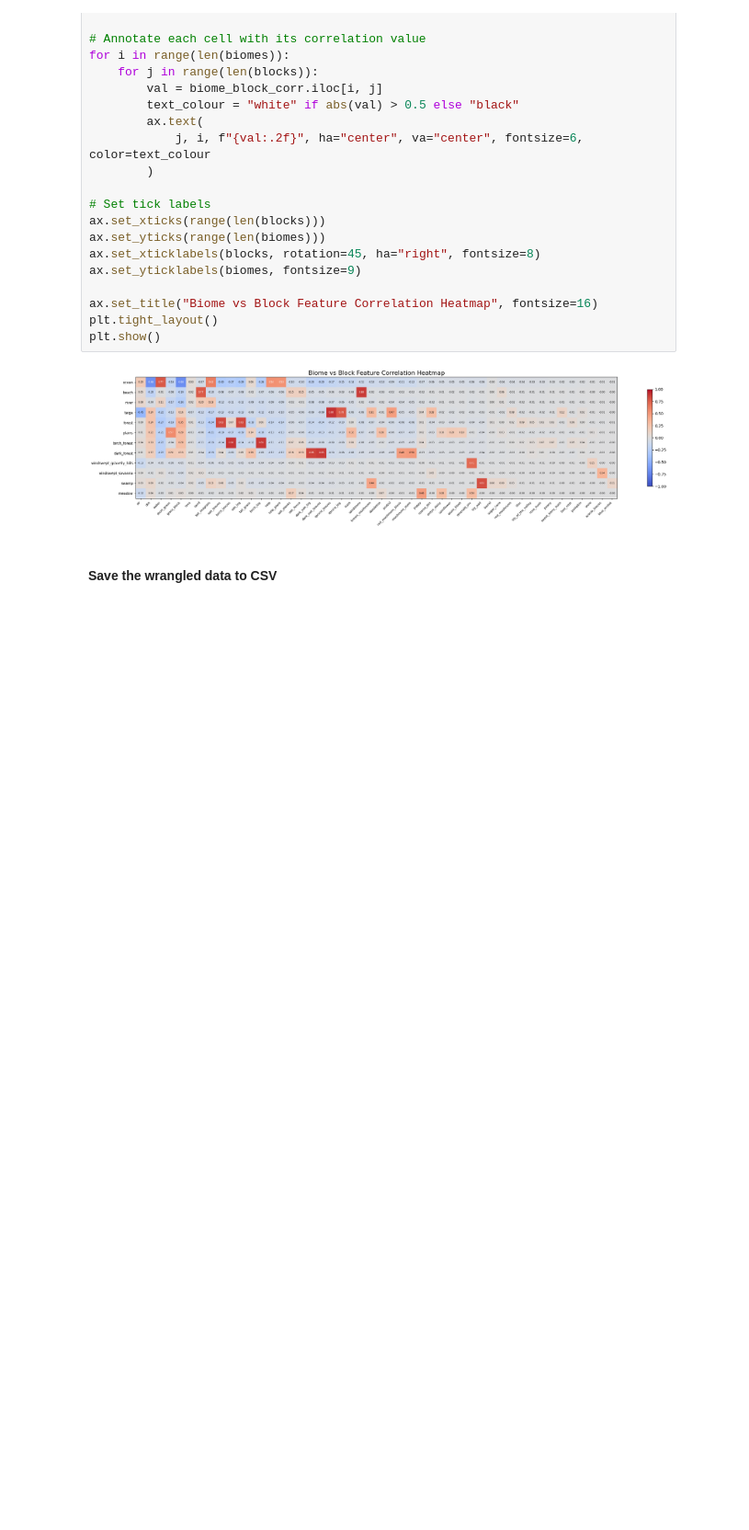
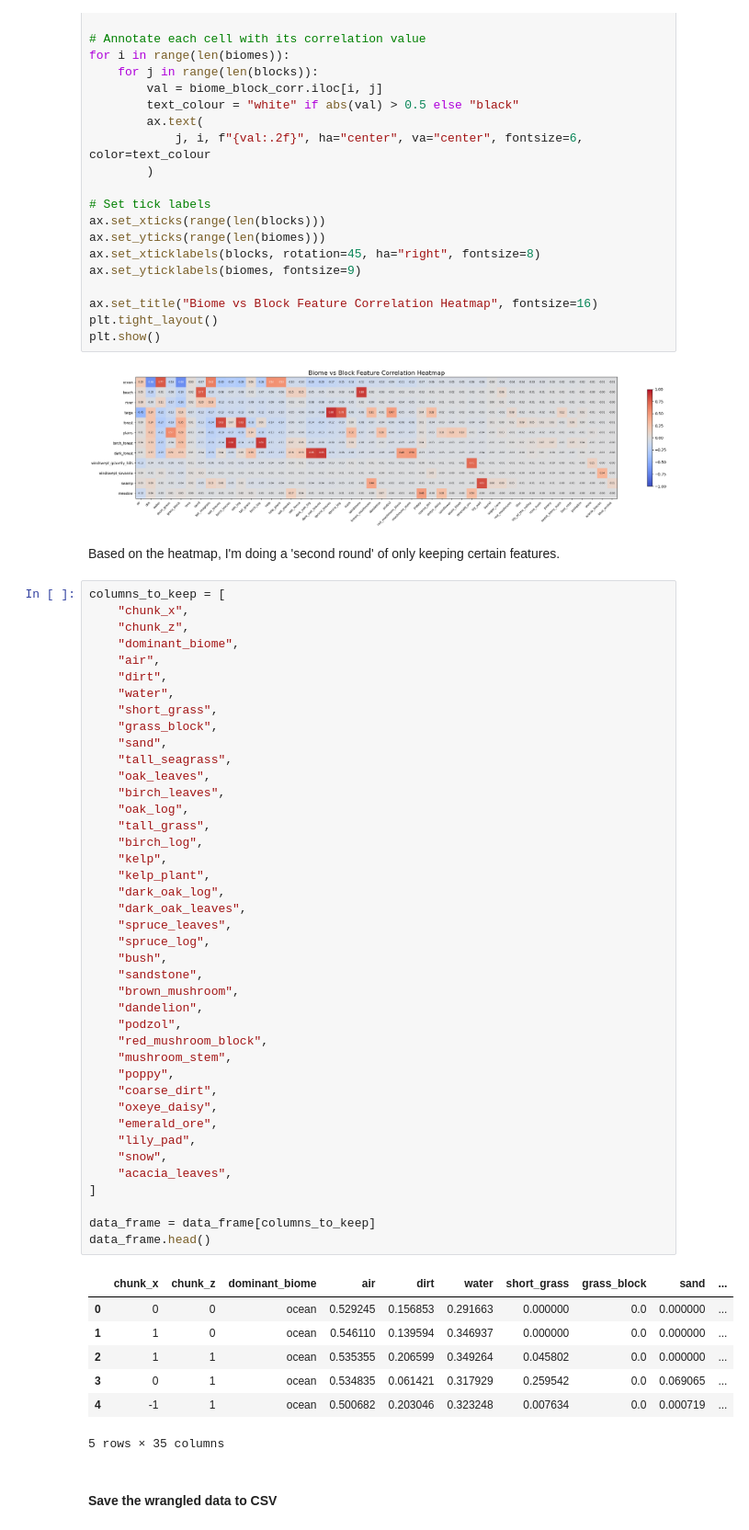
Before and after one commit to TempeHS/2026SE_MLOPSTask_Jasper.L, a Jupyter notebook: 2.Model_Development/2.1.Data_Wrangling/2.1.2.data_wrangling.ipynb, the cells around one changed output. Shown at 92% size. Saved outputs shown, nothing was run; the diff lists cells and outputs as text; blank space fills up the shorter version.

Commit message:
finished data wrangling

```diff
--- a/2.Model_Development/2.1.Data_Wrangling/2.1.2.data_wrangling.ipynb
+++ b/2.Model_Development/2.1.Data_Wrangling/2.1.2.data_wrangling.ipynb
@@ -431,6 +431,57 @@ plt.tight_layout()
 plt.show()
 # %% [output]
 [figure]
+# %% [markdown]
+Based on the heatmap, I'm doing a 'second round' of only keeping certain features.
+# %%
+columns_to_keep = [
+    "chunk_x",
+    "chunk_z",
+    "dominant_biome",
+    "air",
+    "dirt",
+    "water",
+    "short_grass",
+    "grass_block",
+    "sand",
+    "tall_seagrass",
+    "oak_leaves",
+    "birch_leaves",
+    "oak_log",
+    "tall_grass",
+    "birch_log",
+    "kelp",
+    "kelp_plant",
+    "dark_oak_log",
+    "dark_oak_leaves",
+    "spruce_leaves",
+    "spruce_log",
+    "bush",
+    "sandstone",
+    "brown_mushroom",
+    "dandelion",
+    "podzol",
+    "red_mushroom_block",
+    "mushroom_stem",
+    "poppy",
+    "coarse_dirt",
+    "oxeye_daisy",
+    "emerald_ore",
+    "lily_pad",
+    "snow",
+    "acacia_leaves",
+]
+
+data_frame = data_frame[columns_to_keep]
+data_frame.head()
+# %% [output]
+|  | chunk_x | chunk_z | dominant_biome | air | dirt | water | short_grass | grass_block | sand | ... |
+| 0 | 0 | 0 | ocean | 0.529245 | 0.156853 | 0.291663 | 0.000000 | 0.0 | 0.000000 | ... |
+| 1 | 1 | 0 | ocean | 0.546110 | 0.139594 | 0.346937 | 0.000000 | 0.0 | 0.000000 | ... |
+| 2 | 1 | 1 | ocean | 0.535355 | 0.206599 | 0.349264 | 0.045802 | 0.0 | 0.000000 | ... |
+| 3 | 0 | 1 | ocean | 0.534835 | 0.061421 | 0.317929 | 0.259542 | 0.0 | 0.069065 | ... |
+| 4 | -1 | 1 | ocean | 0.500682 | 0.203046 | 0.323248 | 0.007634 | 0.0 | 0.000719 | ... |
+5 rows × 35 columns
 # %% [markdown]
 #### Save the wrangled data to CSV
 # %%
```
Also changed, not shown: 1 other file.
